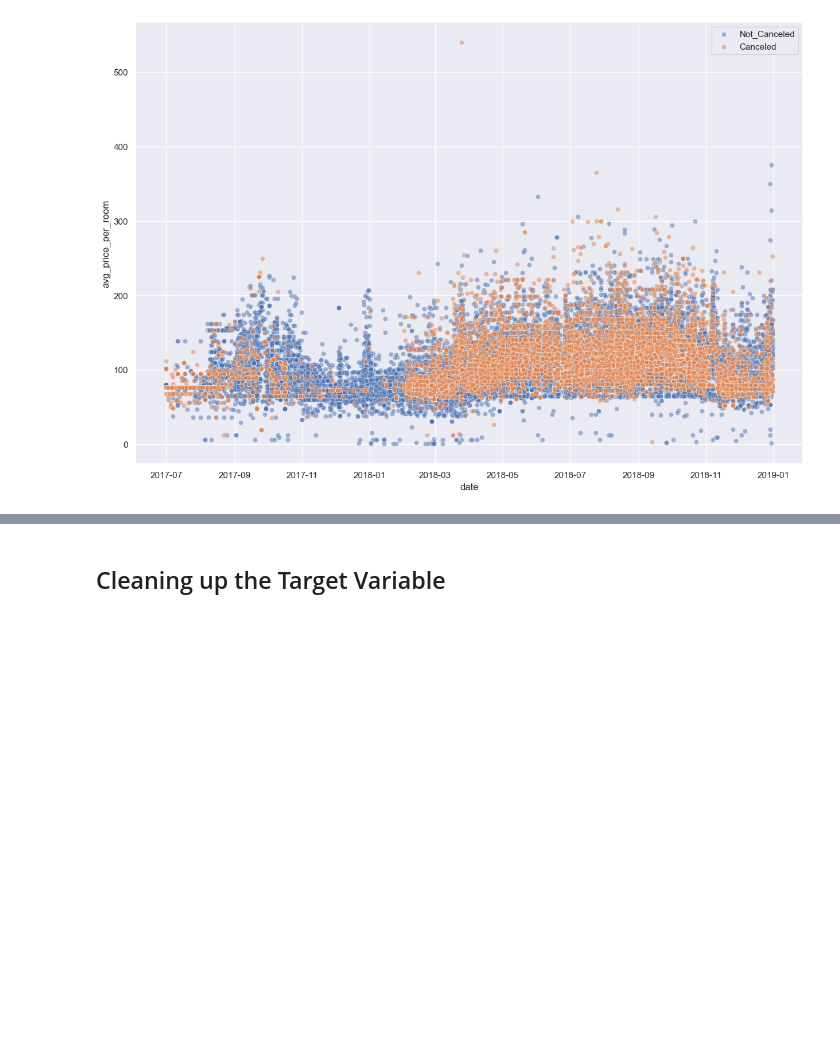
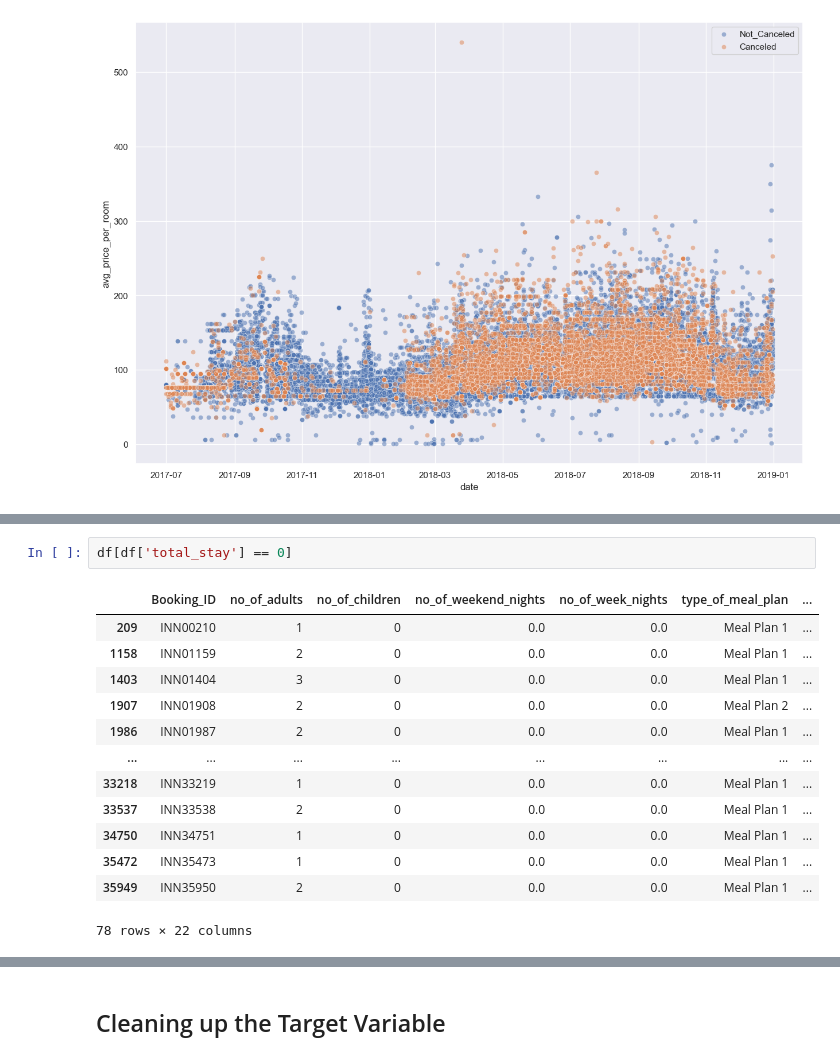
Before and after one commit to mduncan23/Hotel_Cancellation_Predictor, a Jupyter notebook: Hotel_Cancellation_Notebook-Keras.ipynb, the cells around one changed output, grey strips where cells are left out. Cells and saved outputs as stored; diff of their text form; blank space fills up the shorter version.

```diff
--- a/Hotel_Cancellation_Notebook-Keras.ipynb
+++ b/Hotel_Cancellation_Notebook-Keras.ipynb
@@ -673,0 +690,16 @@ ax.legend();
+# %%
+df[df['total_stay'] == 0]
+# %% [output]
+|  | Booking_ID | no_of_adults | no_of_children | no_of_weekend_nights | no_of_week_nights | type_of_meal_plan | ... |
+| 209 | INN00210 | 1 | 0 | 0.0 | 0.0 | Meal Plan 1 | ... |
+| 1158 | INN01159 | 2 | 0 | 0.0 | 0.0 | Meal Plan 1 | ... |
+| 1403 | INN01404 | 3 | 0 | 0.0 | 0.0 | Meal Plan 1 | ... |
+| 1907 | INN01908 | 2 | 0 | 0.0 | 0.0 | Meal Plan 2 | ... |
+| 1986 | INN01987 | 2 | 0 | 0.0 | 0.0 | Meal Plan 1 | ... |
+| ... | ... | ... | ... | ... | ... | ... | ... |
+| 33218 | INN33219 | 1 | 0 | 0.0 | 0.0 | Meal Plan 1 | ... |
+| 33537 | INN33538 | 2 | 0 | 0.0 | 0.0 | Meal Plan 1 | ... |
+| 34750 | INN34751 | 1 | 0 | 0.0 | 0.0 | Meal Plan 1 | ... |
+| 35472 | INN35473 | 1 | 0 | 0.0 | 0.0 | Meal Plan 1 | ... |
+| 35949 | INN35950 | 2 | 0 | 0.0 | 0.0 | Meal Plan 1 | ... |
+78 rows × 22 columns
```
Also changed, not shown: parts of 6 cells of this notebook.
